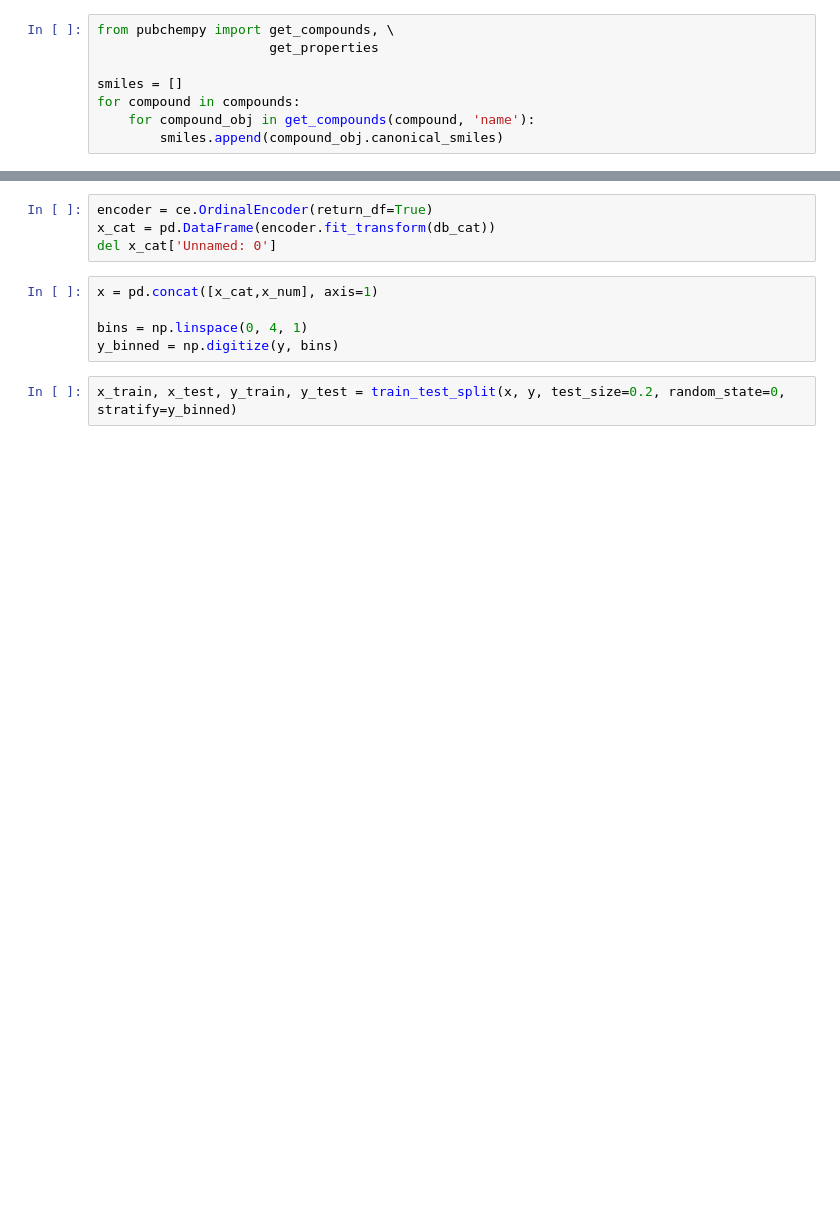
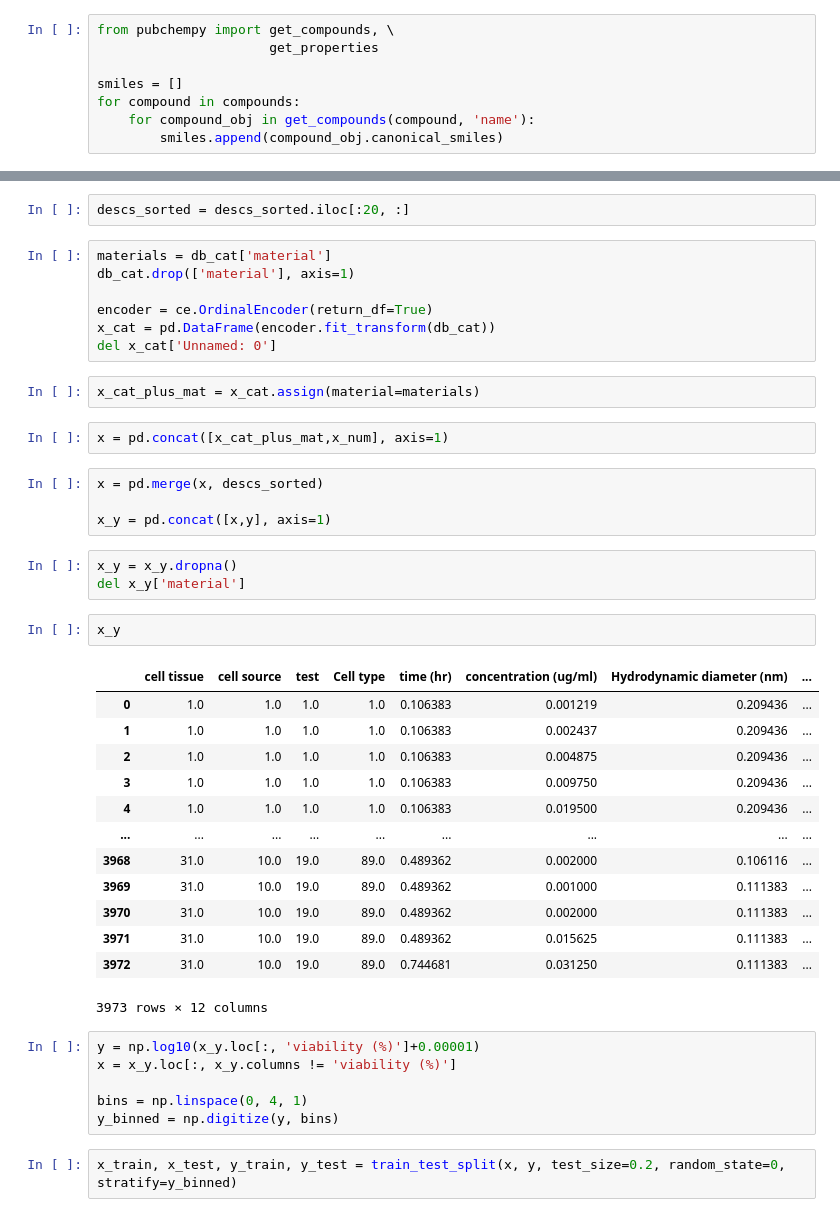
Before and after one commit to Boss-chemAIst/Nanoparticle_cytotoxicity, a Jupyter notebook: models/Random_Forest_Regressor.ipynb, the cells around one changed output, grey strips where cells are left out. Saved outputs shown, nothing was run; the diff lists cells and outputs as text; blank space fills up the shorter version.

```diff
--- a/models/Random_Forest_Regressor.ipynb
+++ b/models/Random_Forest_Regressor.ipynb
@@ -56,9 +82,42 @@ smiles
+# %%
+descs_sorted = descs_sorted.iloc[:20, :]
 # %%
+materials = db_cat['material']
+db_cat.drop(['material'], axis=1)
+
 encoder = ce.OrdinalEncoder(return_df=True)
 x_cat = pd.DataFrame(encoder.fit_transform(db_cat))
 del x_cat['Unnamed: 0']
+# %%
+x_cat_plus_mat = x_cat.assign(material=materials)
+# %%
+x = pd.concat([x_cat_plus_mat,x_num], axis=1)
+# %%
+x = pd.merge(x, descs_sorted)
+
+x_y = pd.concat([x,y], axis=1)
+# %%
+x_y = x_y.dropna()
+del x_y['material']
+# %%
+x_y
+# %% [output]
+|  | cell tissue | cell source | test | Cell type | time (hr) | concentration (ug/ml) | Hydrodynamic diameter (nm) | ... |
+| 0 | 1.0 | 1.0 | 1.0 | 1.0 | 0.106383 | 0.001219 | 0.209436 | ... |
+| 1 | 1.0 | 1.0 | 1.0 | 1.0 | 0.106383 | 0.002437 | 0.209436 | ... |
+| 2 | 1.0 | 1.0 | 1.0 | 1.0 | 0.106383 | 0.004875 | 0.209436 | ... |
+| 3 | 1.0 | 1.0 | 1.0 | 1.0 | 0.106383 | 0.009750 | 0.209436 | ... |
+| 4 | 1.0 | 1.0 | 1.0 | 1.0 | 0.106383 | 0.019500 | 0.209436 | ... |
+| ... | ... | ... | ... | ... | ... | ... | ... | ... |
+| 3968 | 31.0 | 10.0 | 19.0 | 89.0 | 0.489362 | 0.002000 | 0.106116 | ... |
+| 3969 | 31.0 | 10.0 | 19.0 | 89.0 | 0.489362 | 0.001000 | 0.111383 | ... |
+| 3970 | 31.0 | 10.0 | 19.0 | 89.0 | 0.489362 | 0.002000 | 0.111383 | ... |
+| 3971 | 31.0 | 10.0 | 19.0 | 89.0 | 0.489362 | 0.015625 | 0.111383 | ... |
+| 3972 | 31.0 | 10.0 | 19.0 | 89.0 | 0.744681 | 0.031250 | 0.111383 | ... |
+3973 rows × 12 columns
 # %%
-x = pd.concat([x_cat,x_num], axis=1)
+y = np.log10(x_y.loc[:, 'viability (%)']+0.00001)
+x = x_y.loc[:, x_y.columns != 'viability (%)']
 
 bins = np.linspace(0, 4, 1)
 y_binned = np.digitize(y, bins)
```
Also changed, not shown: parts of 10 cells of this notebook.
